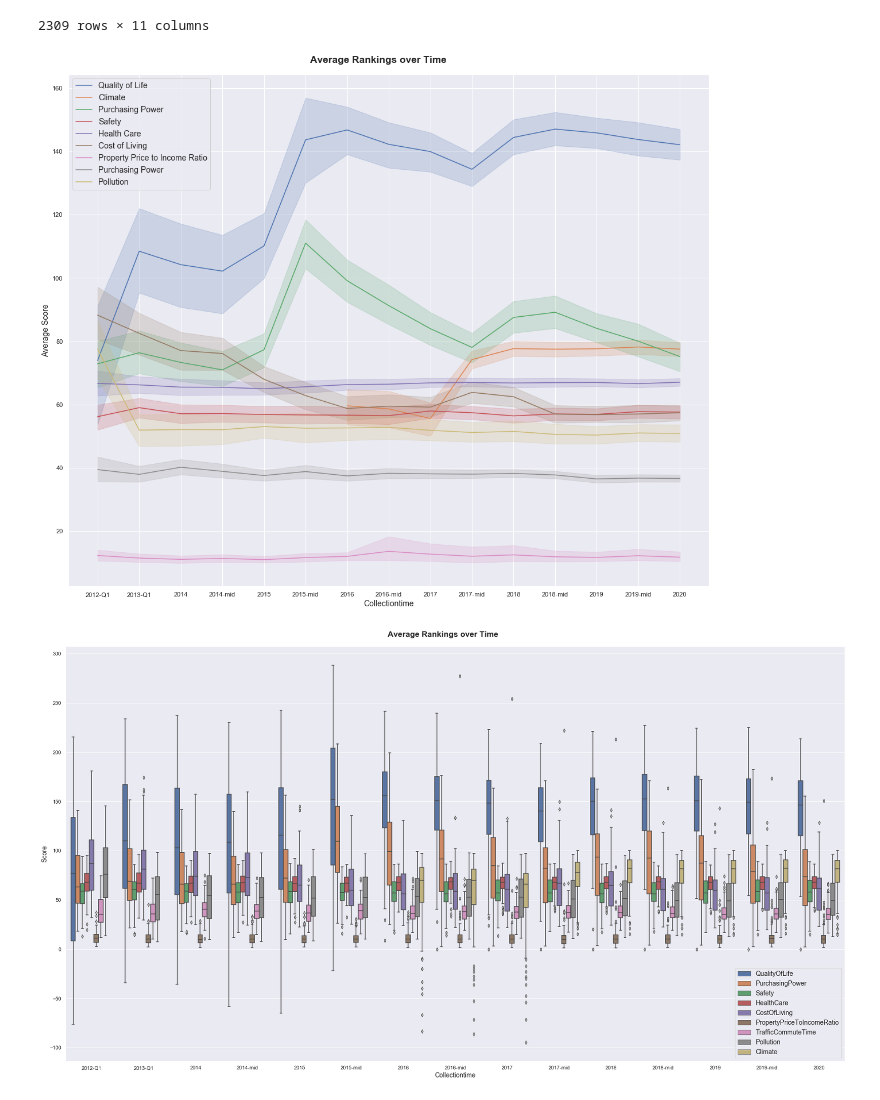
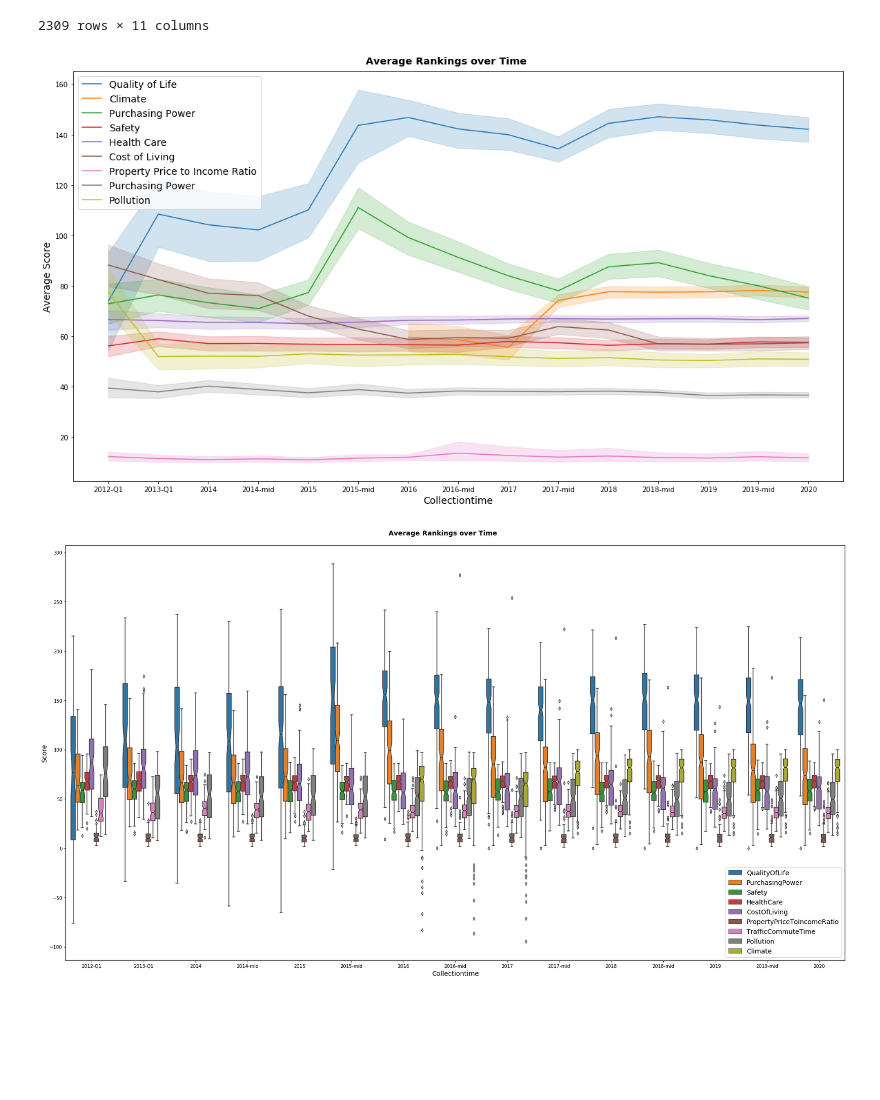
Before and after one commit to helmuthb/data-oriented-programming, a Jupyter notebook: Numbeo.ipynb, the cells around one changed output. Saved outputs shown, nothing was run; the diff lists cells and outputs as text; code cells hidden in the pictures; blank space fills up the shorter version.

```diff
--- a/Numbeo.ipynb
+++ b/Numbeo.ipynb
@@ -20,40 +37,41 @@ dfNumbeo
 | 2308 | 2012-Q1 | Shanghai, China | -76.15 | 40.91 | 56.25 | 34.72 | 58.29 | ... |
 2309 rows × 11 columns
 # %%
+#How do the rankings change over time?
+
 import matplotlib.pyplot as plt
-fig = plt.figure()
+fig = plt.figure(figsize=(20,10))
 fig.suptitle('Average Rankings over Time', fontsize='x-large', fontweight='bold')
 #This is used for the main title. 'figure()' is a class that provides all the plotting elements of a diagram.
 #This must be used first or else the title will not show.fig.subplots_adjust(top=0.85) solves our overlapping title problem.
 fig.subplots_adjust(top=0.95)
 
 
 ax = fig.add_subplot(111)
 
 fontdict={'fontsize': 14, 'fontweight' : 'book',    'verticalalignment': 'baseline',   'horizontalalignment': 'center'}
 
 #ax.set_title('Plotting Tutorial', fontdict=fontdict)
 
 sns.lineplot(x="Period", y="QualityOfLife", data=dfNumbeo,legend='brief',label='Quality of Life')
 sns.lineplot(x="Period", y="Climate", data=dfNumbeo,legend='brief',label='Climate')
 sns.lineplot(x="Period", y="PurchasingPower", data=dfNumbeo,legend='brief',label='Purchasing Power')
 sns.lineplot(x="Period", y="Safety", data=dfNumbeo,legend='brief',label='Safety')
 sns.lineplot(x="Period", y="HealthCare", data=dfNumbeo,legend='brief',label='Health Care')
 sns.lineplot(x="Period", y="CostOfLiving", data=dfNumbeo,legend='brief',label='Cost of Living')
 sns.lineplot(x="Period", y="PropertyPriceToIncomeRatio", data=dfNumbeo,legend='brief',label='Property Price to Income Ratio')
 sns.lineplot(x="Period", y="TrafficCommuteTime", data=dfNumbeo,legend='brief',label='Purchasing Power')
 sns.lineplot(x="Period", y="Pollution", data=dfNumbeo,legend='brief',label='Pollution')
 
 plt.legend(fontsize=14)
 #plt.title('Average Rankings over Time', fontdict=fontdict, color="black", position=(0.5,1));
 plt.xlabel('Collectiontime', fontsize=14)
 plt.ylabel('Average Score', fontsize=14);
 fig.savefig('visuals/RankingsOverTime.png')
 # %% [output]
-[figure, old version]
+[figure, new version]
 # %%
-import matplotlib.pyplot as plt
-
+#There might be some outliers in the data so we decided to also look at a boxplot:
 fig = plt.figure(figsize=(30,15))
 fig.suptitle('Average Rankings over Time', fontsize='x-large', fontweight='bold')
 #This is used for the main title. 'figure()' is a class that provides all the plotting elements of a diagram.
@@ -71,29 +89,7 @@ dfNumbeoPivoted = pd.melt(dfNumbeo, col_level=0, id_vars=['Period', 'City'], val
 
 
 flierprops = dict(markerfacecolor='0.75', markersize=5,    linestyle='none')
-g = sns.boxplot(x="Period", y="value",hue="variable", data=dfNumbeoPivoted,order=np.flip(dfNumbeo.Period.unique()),flierprops=flierprops)
-#boxdict = ax.boxplot(dfNumbeoPivoted)
-
-# the fliers from the dictionary
-# fliers = ax.boxdict['fliers']
-
-# # loop over boxes in x direction
-# for j in range(len(fliers)):
-
-#     # the y and x positions of the fliers
-#     yfliers = boxdict['fliers'][j].get_ydata()
-#     xfliers = boxdict['fliers'][j].get_xdata()
-
-#     # the unique locations of fliers in y
-#     ufliers = set(yfliers)
-
-#     # loop over unique fliers
-#     for i, uf in enumerate(ufliers):
-
-#         # print number of fliers
-#         ax.text(xfliers[i] + 0.03, uf + 0.03, list(yfliers).count(uf))
-
-
+g = sns.boxplot(x="Period", y="value",hue="variable",notch=True, data=dfNumbeoPivoted,order=np.flip(dfNumbeo.Period.unique()),flierprops=flierprops)
 
 plt.legend(fontsize=14)
 #plt.title('Average Rankings over Time', fontdict=fontdict, color="black", position=(0.5,1));
@@ -101,4 +97,4 @@ plt.xlabel('Collectiontime', fontsize=14)
 plt.ylabel('Score', fontsize=14);
 fig.savefig('visuals/RankingsOverTimeBoxPlot.png')
 # %% [output]
-[figure, old version]
+[figure, new version]
```
Also changed, not shown: parts of 16 cells of this notebook, 3 other files.
